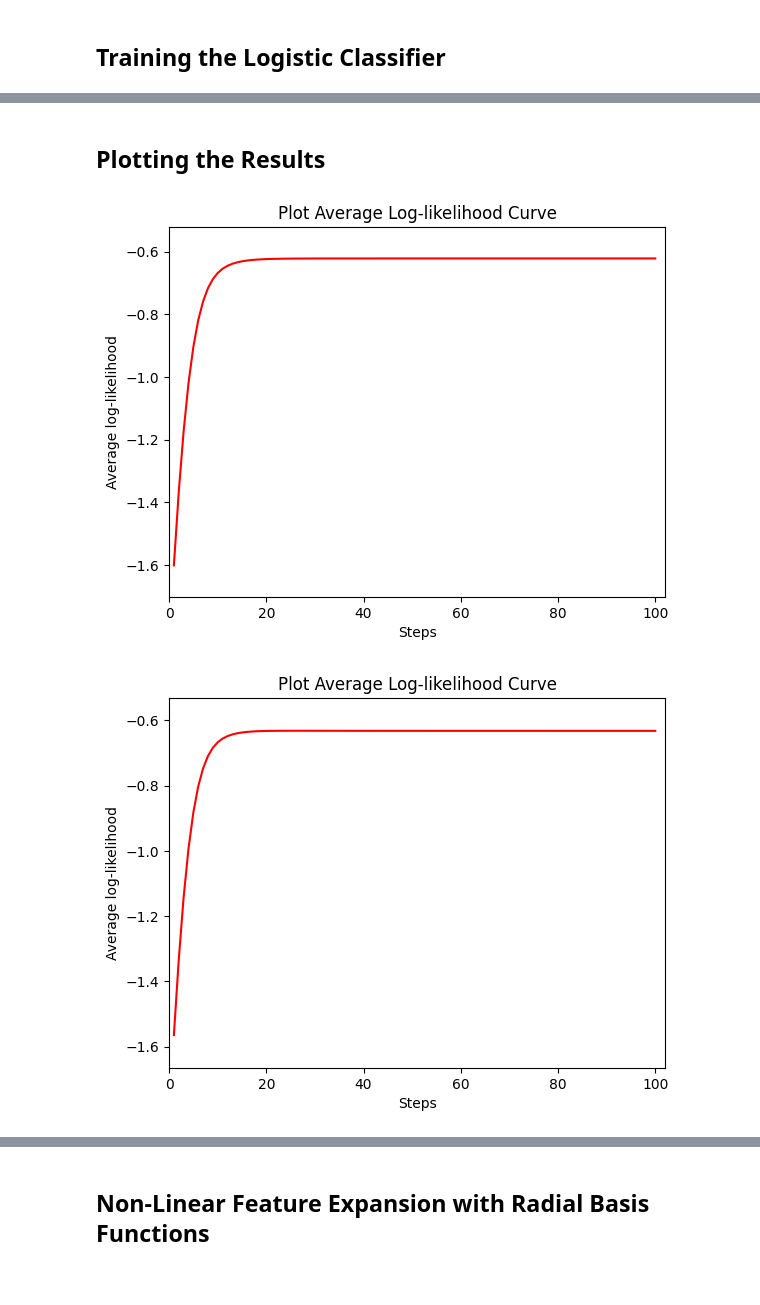
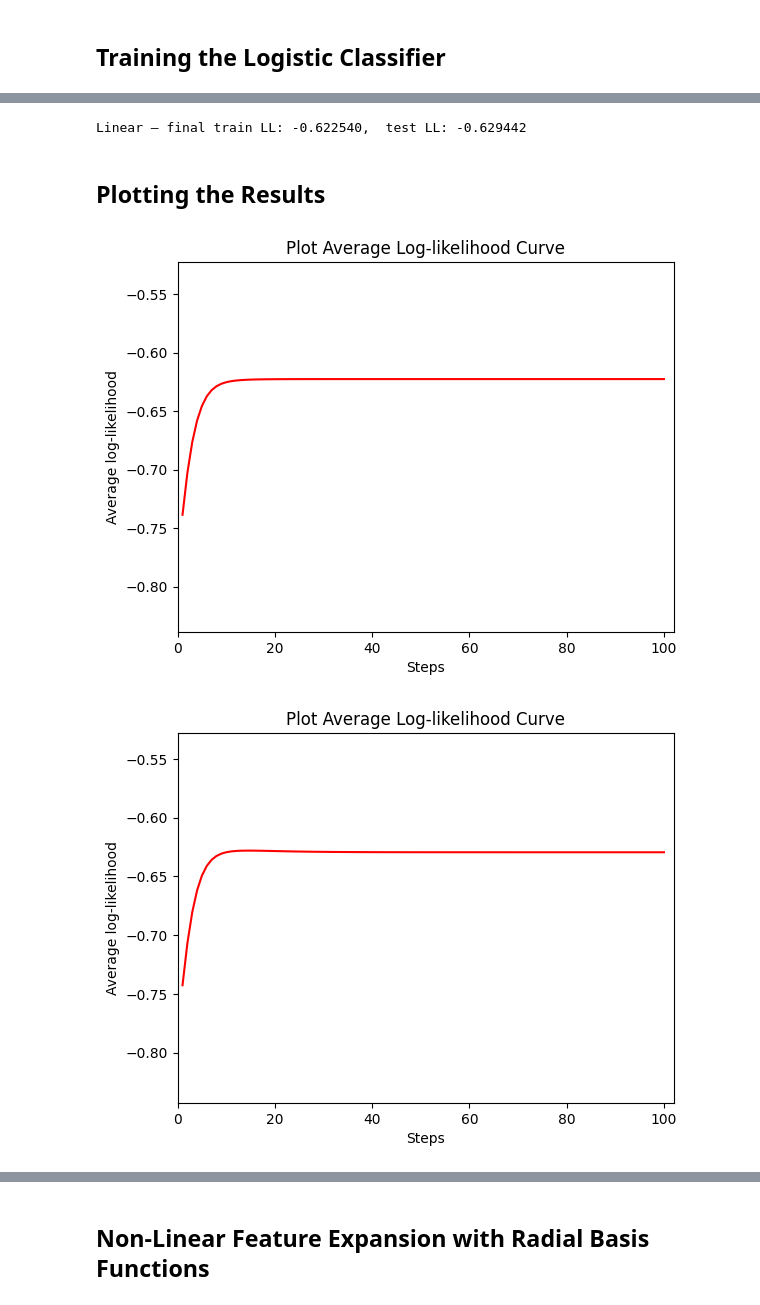
Before and after one commit to jc2409/3F8_Lab, a Jupyter notebook: 3F8_coursework.ipynb, the cells around one changed output, grey strips where cells are left out. Saved outputs shown, nothing was run; the diff lists cells and outputs as text; code cells hidden in the pictures.

```diff
--- a/3F8_coursework.ipynb
+++ b/3F8_coursework.ipynb
@@ -229,17 +164,19 @@ w, ll_train, ll_test = fit_w(X_tilde_train, y_train, X_tilde_test, y_test, n_ste
+# %%
+# We train the linear classifier
+
+alpha = 1/800
+n_steps = 100
+
+X_tilde_train_lin = get_x_tilde(X_train)
+X_tilde_test_lin = get_x_tilde(X_test)
+w_lin, ll_train_lin, ll_test_lin = fit_w(X_tilde_train_lin, y_train, X_tilde_test_lin, y_test, n_steps, alpha, verbose=False)
+print(f"Linear — final train LL: {ll_train_lin[-1]:.6f},  test LL: {ll_test_lin[-1]:.6f}")
+# %% [output]
+Linear — final train LL: -0.622540,  test LL: -0.629442
 # %% [markdown]
 ## Plotting the Results
 # %%
-##
-# Function that plots the average log-likelihood returned by "fit_w"
-#
-# Input:
-#
-# ll: vector with log-likelihood values
-#
-# Output: Nothing
-#
-
-def plot_ll(ll):
+def plot_ll(ll, filename=None):
     plt.figure()
     ax = plt.gca()
     plt.xlim(0, len(ll) + 2)
@@ -248,13 +185,14 @@ def plot_ll(ll):
     plt.xlabel('Steps')
     plt.ylabel('Average log-likelihood')
     plt.title('Plot Average Log-likelihood Curve')
+    if filename:
+        plt.savefig(filename, dpi=100, bbox_inches='tight')
     plt.show()
 # %%
-# We plot the training and test log likelihoods
-
-plot_ll(ll_train)
-plot_ll(ll_test)
+# Plot and save training and test log likelihoods for linear classifier
+plot_ll(ll_train_lin, filename='fig_lin_ll_train.png')
+plot_ll(ll_test_lin,  filename='fig_lin_ll_test.png')
 # %% [output]
-[figure, old version]
+[figure, new version]
-[figure, old version]
+[figure, new version]
 # %%
```
Also changed, not shown: parts of 26 cells of this notebook, 29 other files.
